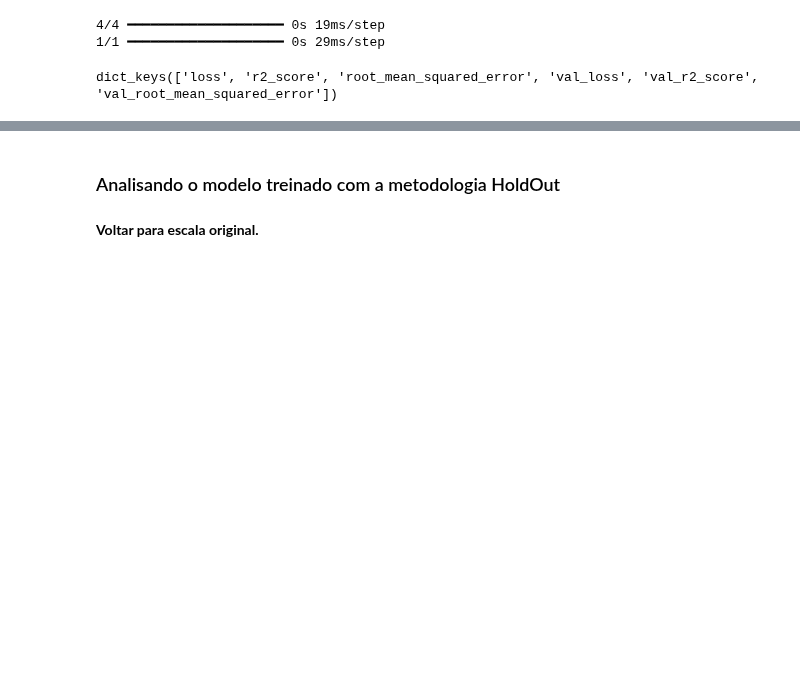
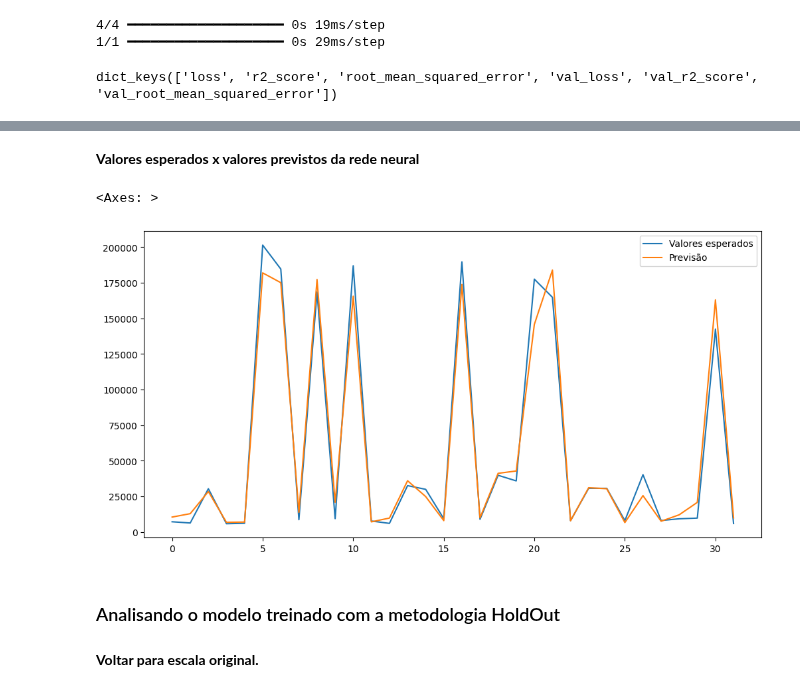
Before and after one commit to DiogoBotton/Machine_Learning_Training_Learn, a Jupyter notebook: Regressao_Linear/FIAP/Atividade_Fase5/02_regression_model.ipynb, the cells around one changed output, grey strips where cells are left out. Drawn from its saved outputs; the diff is of its cells as text; code cells hidden in the pictures; blank space fills up the shorter version.

```diff
--- a/Regressao_Linear/FIAP/Atividade_Fase5/02_regression_model.ipynb
+++ b/Regressao_Linear/FIAP/Atividade_Fase5/02_regression_model.ipynb
@@ -459,3 +453,12 @@ joblib.dump(final_model_rf, 'random_forest_model.joblib')
+# %% [markdown]
+**Valores esperados x valores previstos da rede neural**
+# %%
+plt.figure(figsize=(12,6))
+sns.lineplot(x=np.arange(0, len(y_test), 1), y=np.array(y_test), label='Valores esperados')
+sns.lineplot(x=np.arange(0, len(y_test), 1), y=predict_keras_test.reshape(-1), label='Previsão')
+# %% [output]
+<Axes: >
+[figure, added]
 # %% [markdown]
 ### Analisando o modelo treinado com a metodologia HoldOut
 # %% [markdown]
```
Also changed, not shown: parts of 43 cells of this notebook, 3 other files.
